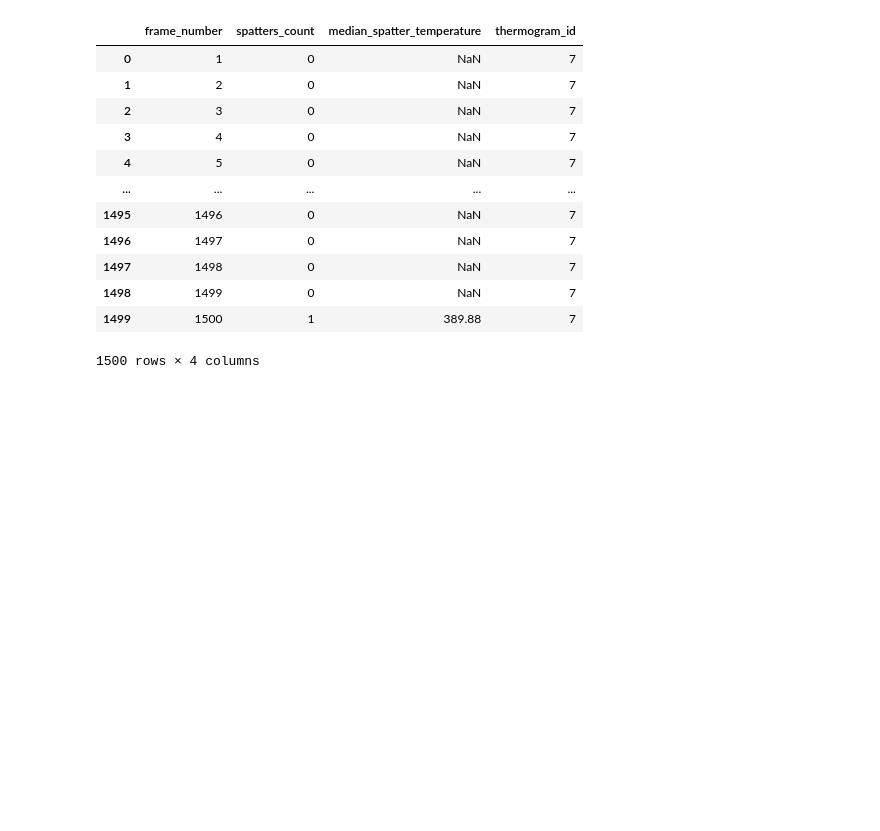
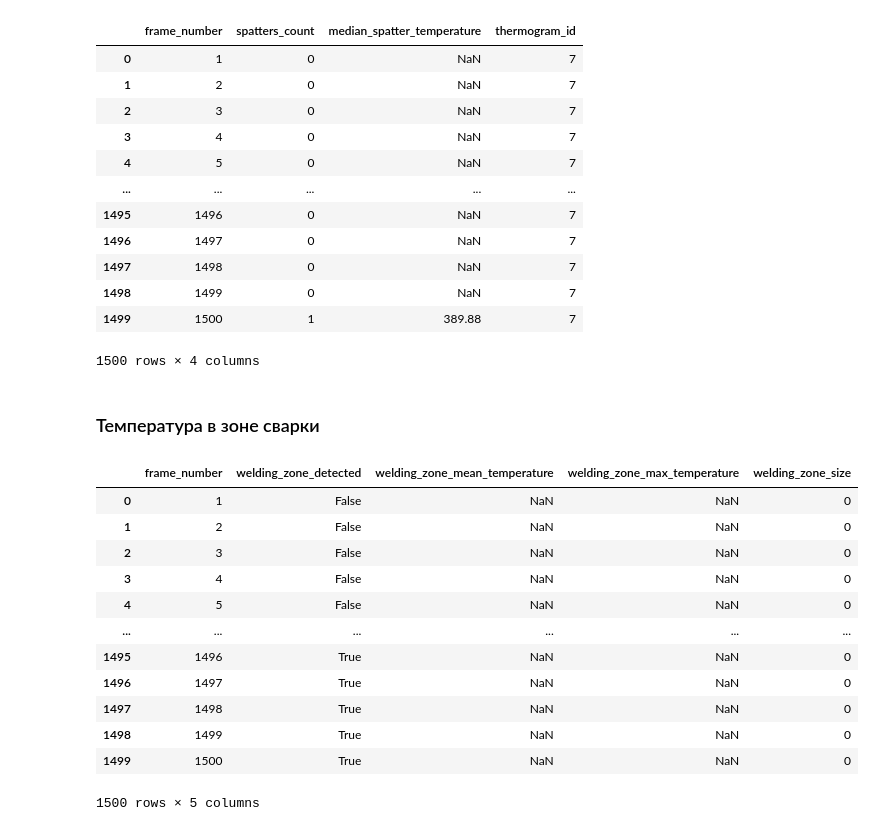
Before and after one commit to gvo104/Termogramm_My, a Jupyter notebook: bezumie.ipynb, the cells around one changed output. Drawn from its saved outputs; the diff is of its cells as text; code cells hidden in the pictures; blank space fills up the shorter version.

Commit message:
добавили вычисление средней и максимальной температуры в зоне сварки и ее размер, так же добавлена метка обнаружена ли зона

```diff
--- a/bezumie.ipynb
+++ b/bezumie.ipynb
@@ -2396,3 +2422,5 @@ df_spatters_temperature
 | 1498 | 1499 | 0 | NaN | 7 |
 | 1499 | 1500 | 1 | 389.88 | 7 |
 1500 rows × 4 columns
+# %% [markdown]
+### Температура в зоне сварки
@@ -2398,0 +2504,25 @@ df_spatters_temperature
+# %%
+# Использование:
+df_welding_temperature = calculate_welding_zone_temperature_threshold(
+    welding_ellipses=welding_ellipses,
+    frames=frames,
+    threshold_temp=1000,  # можно менять порог
+    radius=50,           # можно менять радиус
+    thermogram_id=thermogram_id
+)
+# %%
+df_welding_temperature
+# %% [output]
+|  | frame_number | welding_zone_detected | welding_zone_mean_temperature | welding_zone_max_temperature | welding_zone_size |
+| 0 | 1 | False | NaN | NaN | 0 |
+| 1 | 2 | False | NaN | NaN | 0 |
+| 2 | 3 | False | NaN | NaN | 0 |
+| 3 | 4 | False | NaN | NaN | 0 |
+| 4 | 5 | False | NaN | NaN | 0 |
+| ... | ... | ... | ... | ... | ... |
+| 1495 | 1496 | True | NaN | NaN | 0 |
+| 1496 | 1497 | True | NaN | NaN | 0 |
+| 1497 | 1498 | True | NaN | NaN | 0 |
+| 1498 | 1499 | True | NaN | NaN | 0 |
+| 1499 | 1500 | True | NaN | NaN | 0 |
+1500 rows × 5 columns
```
Also changed, not shown: parts of 13 cells of this notebook.
